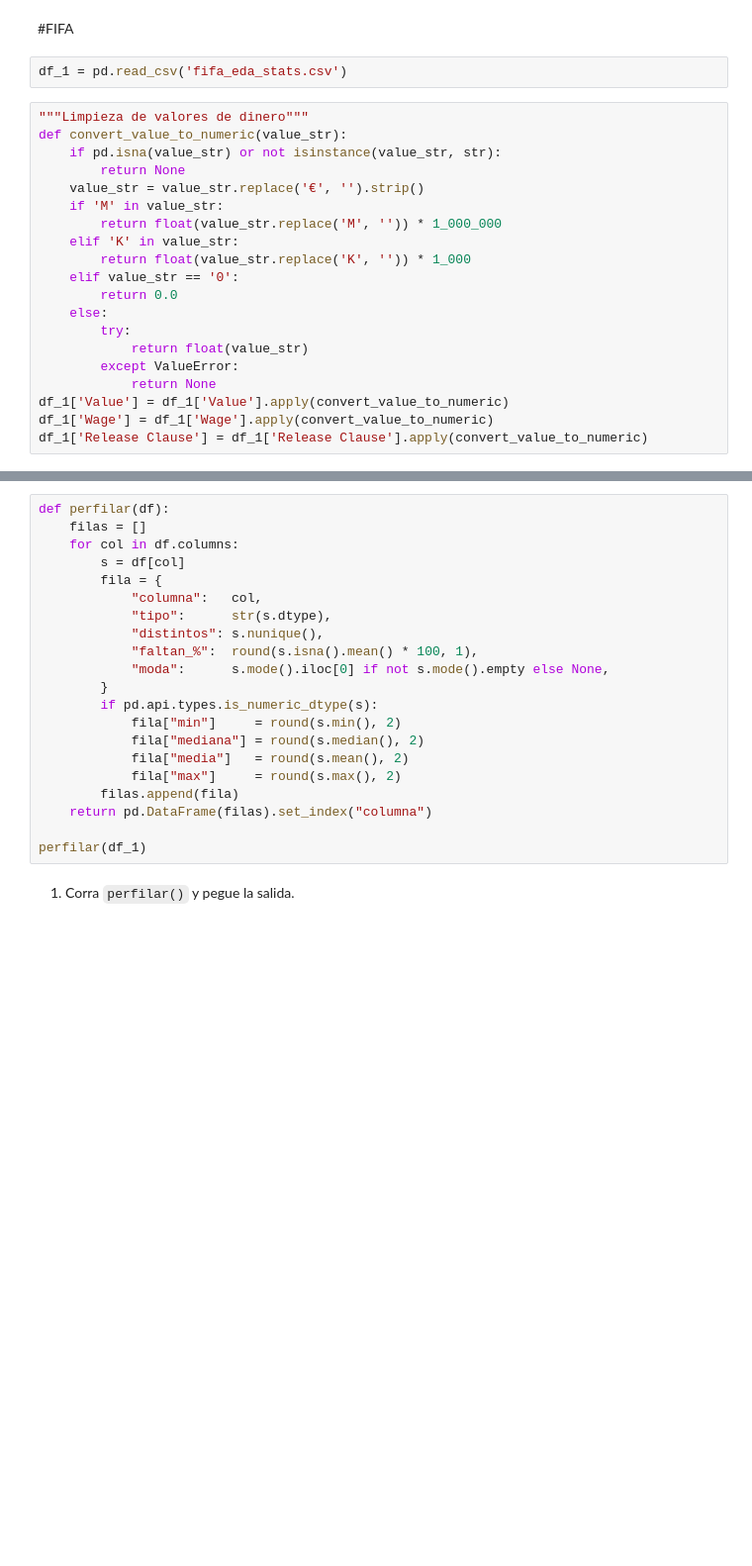
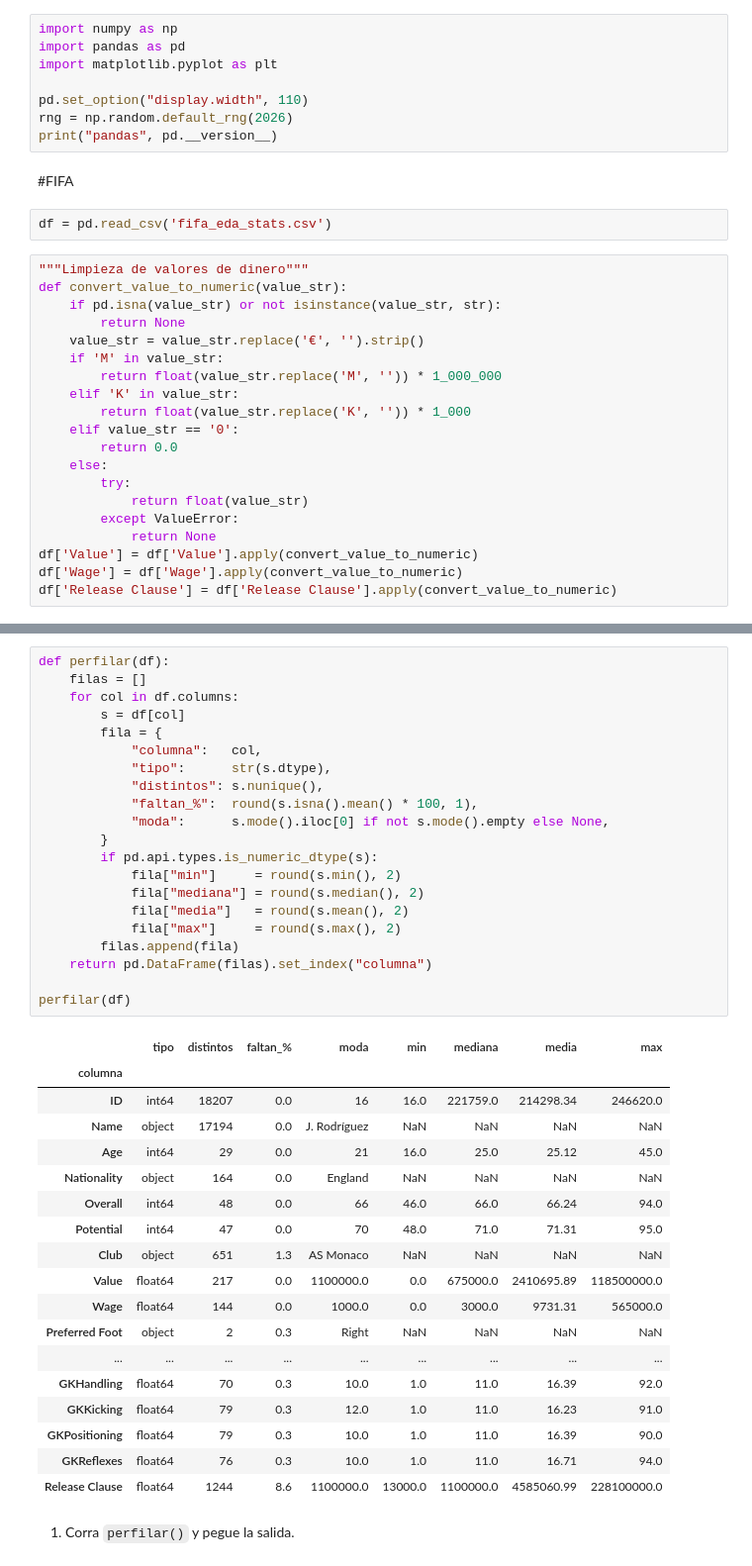
Before and after one commit to Racsok/mineria, a Jupyter notebook: analisis_datasets/Perfilado_de_datasetsMineria_fifa.ipynb, the cells around one changed output, grey strips where cells are left out. Shown at 99% size. Saved outputs shown, nothing was run; the diff lists cells and outputs as text; blank space fills up the shorter version.

```diff
--- a/analisis_datasets/Perfilado_de_datasetsMineria_fifa.ipynb
+++ b/analisis_datasets/Perfilado_de_datasetsMineria_fifa.ipynb
@@ -9,7 +7,15 @@ import pandas as pd
+# %%
+import numpy as np
+import pandas as pd
+import matplotlib.pyplot as plt
+
+pd.set_option("display.width", 110)
+rng = np.random.default_rng(2026)
+print("pandas", pd.__version__)
 # %% [markdown]
 #FIFA
 # %%
-df_1 = pd.read_csv('fifa_eda_stats.csv')
+df = pd.read_csv('fifa_eda_stats.csv')
 # %%
 """Limpieza de valores de dinero"""
 def convert_value_to_numeric(value_str):
@@ -27,7 +33,7 @@ def convert_value_to_numeric(value_str):
             return float(value_str)
         except ValueError:
             return None
-df_1['Value'] = df_1['Value'].apply(convert_value_to_numeric)
-df_1['Wage'] = df_1['Wage'].apply(convert_value_to_numeric)
-df_1['Release Clause'] = df_1['Release Clause'].apply(convert_value_to_numeric)
+df['Value'] = df['Value'].apply(convert_value_to_numeric)
+df['Wage'] = df['Wage'].apply(convert_value_to_numeric)
+df['Release Clause'] = df['Release Clause'].apply(convert_value_to_numeric)
 # %%
@@ -49,24 +55,43 @@ Name: proportion, Length: 217, dtype: float64
 # %%
 def perfilar(df):
     filas = []
     for col in df.columns:
         s = df[col]
         fila = {
             "columna":   col,
             "tipo":      str(s.dtype),
             "distintos": s.nunique(),
             "faltan_%":  round(s.isna().mean() * 100, 1),
             "moda":      s.mode().iloc[0] if not s.mode().empty else None,
         }
         if pd.api.types.is_numeric_dtype(s):
             fila["min"]     = round(s.min(), 2)
             fila["mediana"] = round(s.median(), 2)
             fila["media"]   = round(s.mean(), 2)
             fila["max"]     = round(s.max(), 2)
         filas.append(fila)
     return pd.DataFrame(filas).set_index("columna")
 
-perfilar(df_1)
+perfilar(df)
+# %% [output]
+|  | tipo | distintos | faltan_% | moda | min | mediana | media | max |
+| columna |  |  |  |  |  |  |  |  |
+| ID | int64 | 18207 | 0.0 | 16 | 16.0 | 221759.0 | 214298.34 | 246620.0 |
+| Name | object | 17194 | 0.0 | J. Rodríguez | NaN | NaN | NaN | NaN |
+| Age | int64 | 29 | 0.0 | 21 | 16.0 | 25.0 | 25.12 | 45.0 |
+| Nationality | object | 164 | 0.0 | England | NaN | NaN | NaN | NaN |
+| Overall | int64 | 48 | 0.0 | 66 | 46.0 | 66.0 | 66.24 | 94.0 |
+| Potential | int64 | 47 | 0.0 | 70 | 48.0 | 71.0 | 71.31 | 95.0 |
+| Club | object | 651 | 1.3 | AS Monaco | NaN | NaN | NaN | NaN |
+| Value | float64 | 217 | 0.0 | 1100000.0 | 0.0 | 675000.0 | 2410695.89 | 118500000.0 |
+| Wage | float64 | 144 | 0.0 | 1000.0 | 0.0 | 3000.0 | 9731.31 | 565000.0 |
+| Preferred Foot | object | 2 | 0.3 | Right | NaN | NaN | NaN | NaN |
+| ... | ... | ... | ... | ... | ... | ... | ... | ... |
+| GKHandling | float64 | 70 | 0.3 | 10.0 | 1.0 | 11.0 | 16.39 | 92.0 |
+| GKKicking | float64 | 79 | 0.3 | 12.0 | 1.0 | 11.0 | 16.23 | 91.0 |
+| GKPositioning | float64 | 79 | 0.3 | 10.0 | 1.0 | 11.0 | 16.39 | 90.0 |
+| GKReflexes | float64 | 76 | 0.3 | 10.0 | 1.0 | 11.0 | 16.71 | 94.0 |
+| Release Clause | float64 | 1244 | 8.6 | 1100000.0 | 13000.0 | 1100000.0 | 4585060.99 | 228100000.0 |
 # %% [markdown]
 1. Corra `perfilar()` y pegue la salida.
 # %% [markdown]
```
Also changed, not shown: parts of 13 cells of this notebook.
